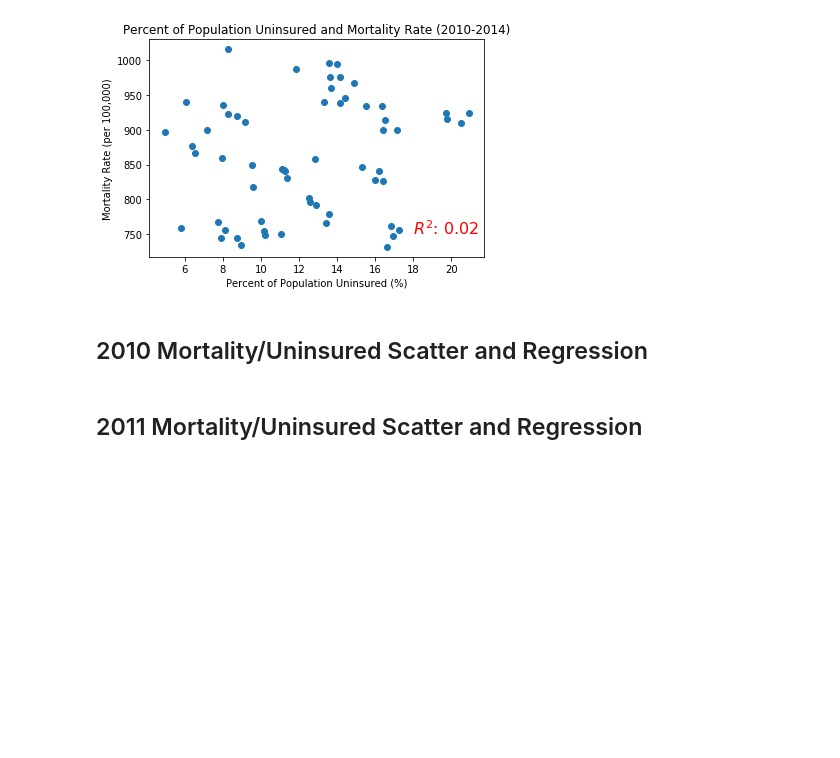
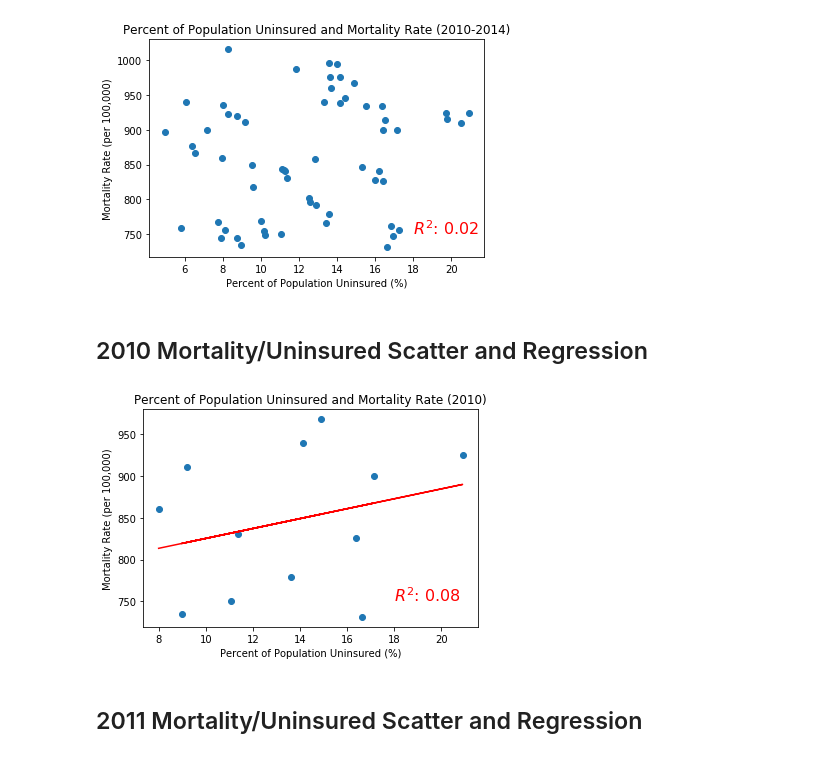
Before and after one commit to TJL30308/DREAM_Project, a Jupyter notebook: ER_Visits_Analysis.ipynb, the cells around one changed output. Drawn from its saved outputs; the diff is of its cells as text; code cells hidden in the pictures; blank space fills up the shorter version.

```diff
--- a/ER_Visits_Analysis.ipynb
+++ b/ER_Visits_Analysis.ipynb
@@ -389,23 +389,25 @@ plt.show()
 # %% [markdown]
 ## 2010 Mortality/Uninsured Scatter and Regression
 # %%
-# Plot of mortality rate to percent of population uninsured and calculate regression
+# Plot of mortality rate to percent of population uninsured and calculate regression in 2010
 
 column_years = [2010, 2011, 2012, 2013, 2014]
 
-x_values = uninsured_rate[column_years[0]]
-y_values = mortality_rate[column_years[0]]
-slope, intercept, rvalue, pvalue, stderr = linregress(x_values.astype(float), y_values.astype(float))
+x_values_2010 = uninsured_rate[column_years[0]]
+y_values_2010 = mortality_rate[column_years[0]]
+slope, intercept, rvalue, pvalue, stderr = linregress(x_values_2010.astype(float), y_values_2010.astype(float))
 
 plt.title('Percent of Population Uninsured and Mortality Rate (2010)')
 plt.ylabel('Mortality Rate (per 100,000)')
 plt.xlabel('Percent of Population Uninsured (%)')
-plt.scatter(x_values, y_values)
-plt.plot(x_values, intercept + slope * x_values, 'r')
+plt.scatter(x_values_2010, y_values_2010)
+plt.plot(x_values_2010, intercept + slope * x_values_2010, 'r')
 plt.annotate(f'$R^2$: {round(rvalue*rvalue,2)}', (18, 750), c = 'r', fontsize = 16)
 plt.savefig('Images/Mortality_rate_uninsured_regress_2010.png')
 
 plt.show()
+# %% [output]
+[figure, added]
 # %% [markdown]
 ## 2011 Mortality/Uninsured Scatter and Regression
 # %%
```
Also changed, not shown: parts of 13 cells of this notebook, 6 other files.
